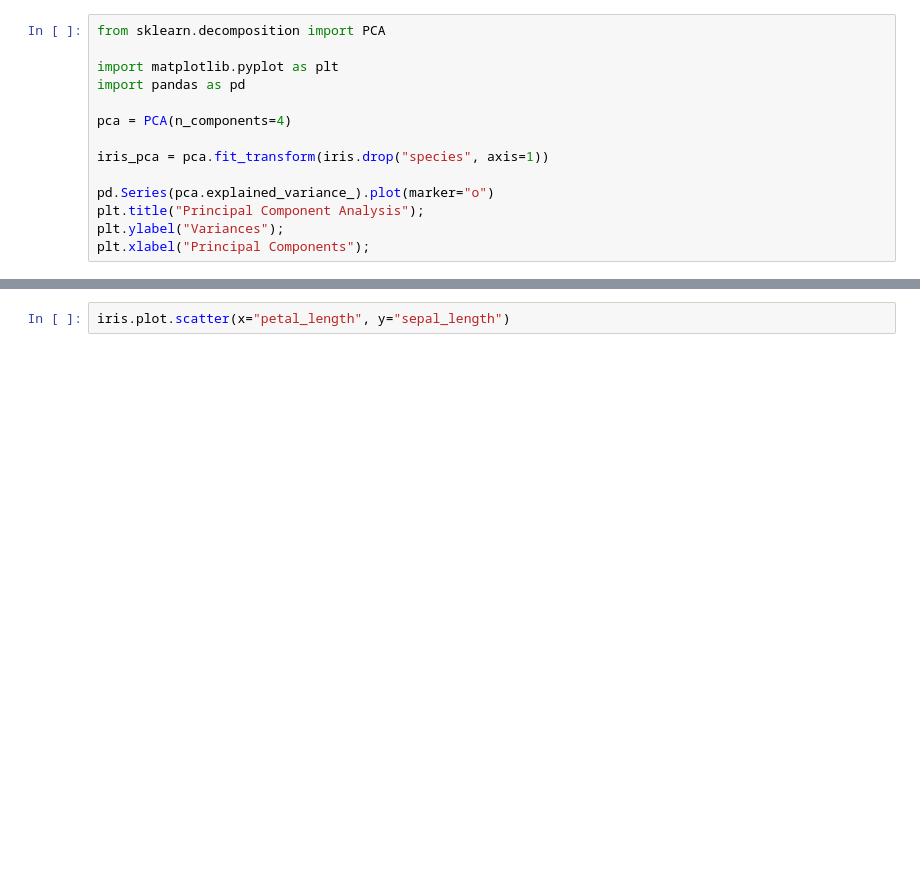
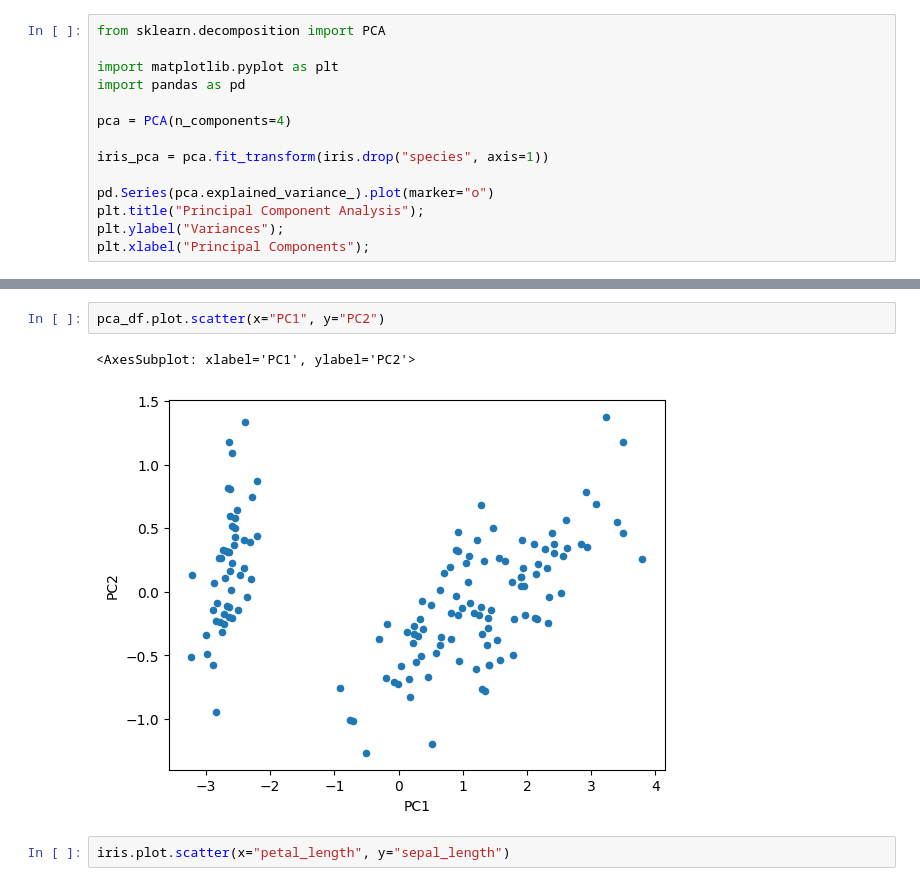
Before and after one commit to maptv/Introduction_to_Data_Mining_R_Examples, a Jupyter notebook: book_src/tutorial3.ipynb, the cells around one changed output, grey strips where cells are left out. Cells and saved outputs as stored; diff of their text form; blank space fills up the shorter version.

```diff
--- a/book_src/tutorial3.ipynb
+++ b/book_src/tutorial3.ipynb
@@ -187,3 +186,8 @@ iris.head()
+# %%
+pca_df.plot.scatter(x="PC1", y="PC2")
+# %% [output]
+<AxesSubplot: xlabel='PC1', ylabel='PC2'>
+[figure, added]
 # %%
 iris.plot.scatter(x="petal_length", y="sepal_length")
 # %% [output]
```
Also changed, not shown: parts of 4 cells of this notebook.
